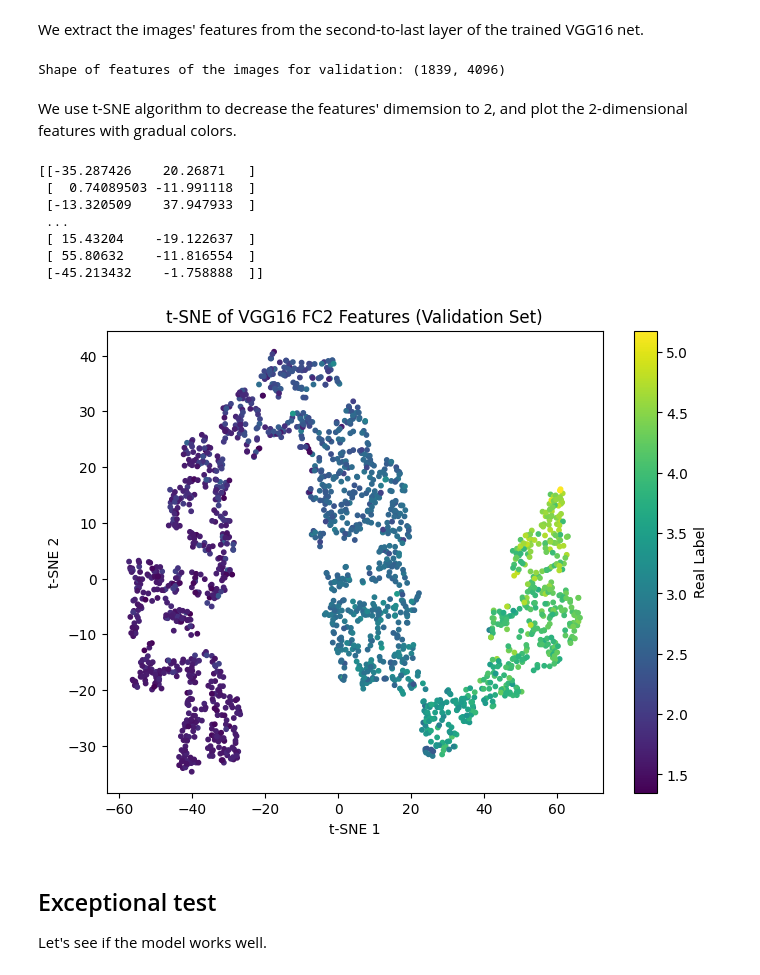
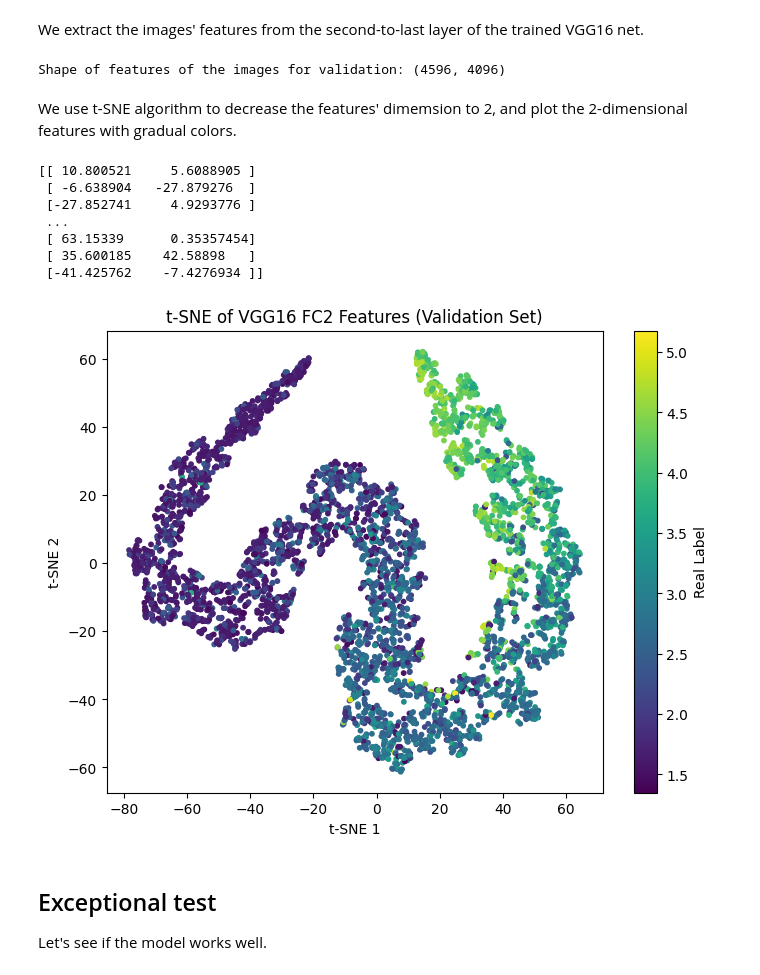
Before and after one commit to Zeyu-Xie/Myosotis-CcGAN, a Jupyter notebook: tasks/t4_VGG16_on_argumented_datasets/VGG16_128_visualize.ipynb, the cells around one changed output. Cells and saved outputs as stored; diff of their text form; code cells hidden in the pictures.

Commit message:
Edited regression and visualize notebooks of task 4.

```diff
--- a/tasks/t4_VGG16_on_argumented_datasets/VGG16_128_visualize.ipynb
+++ b/tasks/t4_VGG16_on_argumented_datasets/VGG16_128_visualize.ipynb
@@ -94,6 +95,15 @@ print(f"Images Shape: {images.shape}")
 print(f"Labels Shape: {labels.shape}")
 print("")
 
+# Load fake datasets
+with h5py.File(DATASET_FAKE_PATH, "r") as f:
+    images_fake = f["images"][:].astype(float)
+    labels_fake = f["labels"][:].astype(float)
+N_fake_all = len(images_fake)
+print("Fake images and labels loaded.")
+print(f"Fake Images Shape: {images_fake.shape}")
+print(f"Fake Labels Shape: {labels_fake.shape}")
+
 # Selection
 indx = np.where((labels >= MIN_LABEL) * (labels < MAX_LABEL) == True)[0]
 labels = labels[indx]
@@ -103,12 +113,28 @@ print(f"Images Shape: {images.shape}")
 print(f"Labels Shape: {labels.shape}")
 print("")
 
+# Selection fake
+indx_fake = np.where((labels_fake >= MIN_LABEL) * (labels_fake < MAX_LABEL) == True)[0]
+labels_fake = labels_fake[indx_fake]
+images_fake = images_fake[indx_fake]
+print(f"Select fake indexes by MIN_LABEL = {MIN_LABEL} and MAX_LABEL = {MAX_LABEL}")
+print(f"Fake Images Shape: {images_fake.shape}")
+print(f"Fake Labels Shape: {labels_fake.shape}")
+print("")
+
 # To tensor
 images = torch.from_numpy(images).permute(0, 3, 1, 2)
 labels = torch.from_numpy(labels)
 print("Transform `images` and `labels` to tensors.")
 print(f"Images Shape: {images.shape}")
 print(f"Labels Shape: {labels.shape}")
+
+# Fake to tensor
+images_fake = torch.from_numpy(images_fake).permute(0, 3, 1, 2)
+labels_fake = torch.from_numpy(labels_fake)
+print("Transform `images_fake` and `labels_fake` to tensors.")
+print(f"Fake Images Shape: {images_fake.shape}")
+print(f"Fake Labels Shape: {labels_fake.shape}")
 # %% [output]
 Images and labels loaded.
 Images Shape: (9192, 128, 128, 3)
@@ -128,6 +160,10 @@ Then use `train_test_split` function to get data for training and validation.
 images_train, images_val, labels_train, labels_val = train_test_split(
     images, labels, test_size=TEST_SIZE, random_state=SEED
 )
+
+# Add fake images and labels
+images_train = torch.cat((images_train, images_fake), dim=0)
+labels_train = torch.cat((labels_train, labels_fake), dim=0)
 # %% [markdown]
 Implement images standardization and labels normalization.
 # %%
@@ -236,49 +272,57 @@ def get_fc2_features(model, batch_images):
     return features[0]
 
 # Get features
-features_val = get_fc2_features(vgg16, images_val_tensor.to(device)).cpu().detach().numpy()
+features_val = []
+for _images, _ in val_loader:
+    features_val.append(get_fc2_features(vgg16, _images.to(device)).cpu().detach().numpy())
+features_val = np.concatenate(features_val, axis=0)
+
 print(f"Shape of features of the images for validation: {features_val.shape}")
 # %% [output]
-Shape of features of the images for validation: (1839, 4096)
+Shape of features of the images for validation: (4596, 4096)
 # %% [markdown]
 We use t-SNE algorithm to decrease the features' dimemsion to 2, and plot the 2-dimensional features with gradual colors.
 # %%
 # Turn to `numpy.array`
 labels_val_real = labels_val.numpy()
-labels_val_predicted = vgg16(images_val_tensor.to(device)).cpu().detach().numpy()
+labels_val_predicted = []
+for _images_val_tensor, _labels_val_tensor in val_loader:
+    preds = vgg16(_images_val_tensor.to(device)).cpu().detach().numpy()
+    labels_val_predicted.append(preds)
+labels_val_predicted = np.concatenate(labels_val_predicted, axis=0)
 
 # Unnormalize labels
 labels_val_real = labels_val_real * (MAX_LABEL - MIN_LABEL) + MIN_LABEL
 labels_val_predicted = labels_val_predicted * (MAX_LABEL - MIN_LABEL) + MIN_LABEL
 
 # Turn to `pandas.Series`
 labels_val_real = pd.Series(labels_val_real)
 labels_val_predicted = pd.Series(labels_val_predicted.flatten())
 labels_val_diff = labels_val_predicted - labels_val_real
 
 # t-SNE
 tsne = TSNE(n_components=2, random_state=SEED)
 reduced_tsne = tsne.fit_transform(features_val)
 print(reduced_tsne)
 
 # Plot 2-dim features
 plt.figure(figsize=(8, 6))
 plt.scatter(reduced_tsne[:, 0], reduced_tsne[:, 1], c=labels_val_real, cmap='viridis', s=10)
 plt.colorbar(label='Real Label')
 plt.title('t-SNE of VGG16 FC2 Features (Validation Set)')
 plt.xlabel('t-SNE 1')
 plt.ylabel('t-SNE 2')
 plt.savefig(IMAGE_PATH)
 plt.show()
 # %% [output]
-[[-35.287426    20.26871   ]
- [  0.74089503 -11.991118  ]
- [-13.320509    37.947933  ]
+[[ 10.800521     5.6088905 ]
+ [ -6.638904   -27.879276  ]
+ [-27.852741     4.9293776 ]
  ...
- [ 15.43204    -19.122637  ]
- [ 55.80632    -11.816554  ]
- [-45.213432    -1.758888  ]]
+ [ 63.15339      0.35357454]
+ [ 35.600185    42.58898   ]
+ [-41.425762    -7.4276934 ]]
-[figure, old version]
+[figure, new version]
 # %% [markdown]
 ## Exceptional test
 
```
Also changed, not shown: parts of 6 cells of this notebook, 3 other files.
